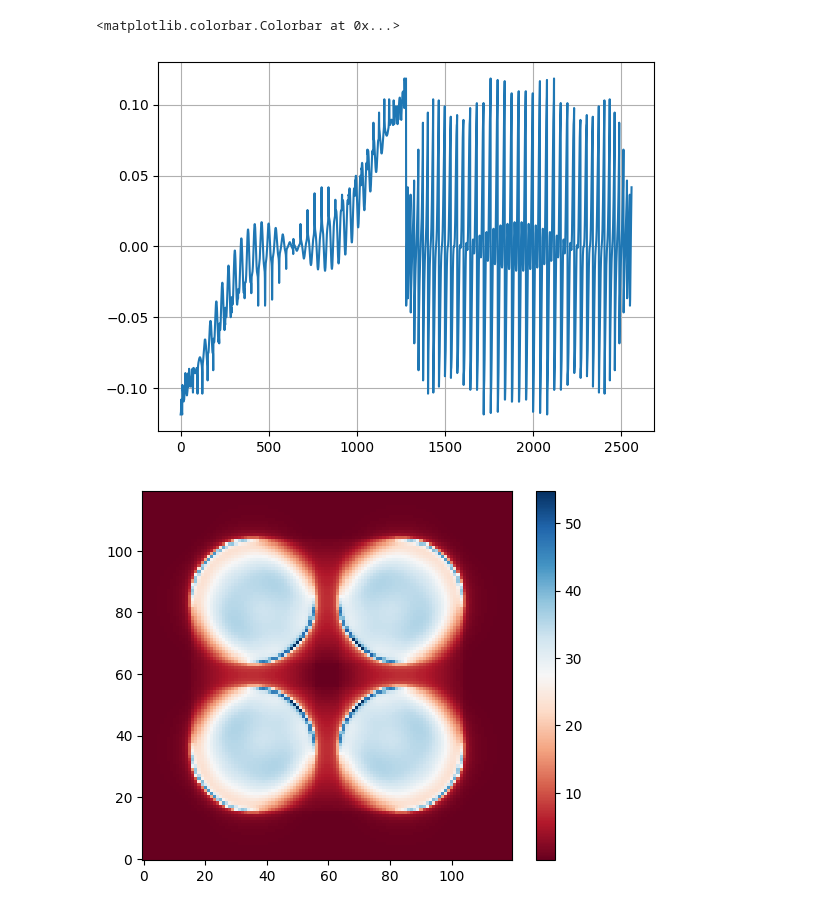
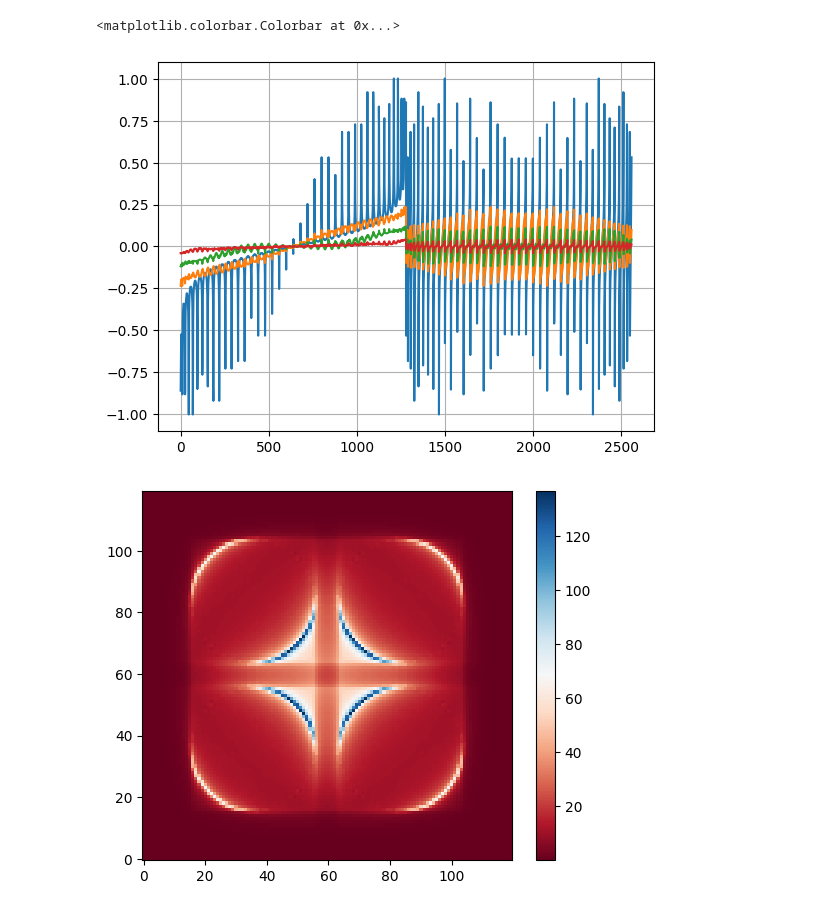
Before and after one commit to ArcetriAdaptiveOptics/SPECULA, a Jupyter notebook: config/ErrorBudget/debug_error_budget.ipynb, the cells around one changed output. Saved outputs shown, nothing was run; the diff lists cells and outputs as text; code cells hidden in the pictures.

```diff
--- a/config/ErrorBudget/debug_error_budget.ipynb
+++ b/config/ErrorBudget/debug_error_budget.ipynb
@@ -11,27 +14,34 @@ main_config = 'soul_main.yml'
 # %%
 pyr_mask = get_pupil_mask(npix=120,filepath=os.path.join(root_dir,'pupils/pyr_pupdata_40x40.fits'))
 
-frame = fits.getdata(os.path.join(root_dir, 'frames/pyr2.0_40x40_frame_null.fits'))[0]
+frame = fits.getdata(os.path.join(root_dir, 'frames/pyr0.0_40x40_frame_null.fits'))[0]
 
-sn = fits.getdata(os.path.join(root_dir, 'slopenulls/pyr2.0_40x40_sn.fits'))
+sn0 = fits.getdata(os.path.join(root_dir, 'slopenulls/pyr0.0_40x40_sn.fits'))
+sn1 = fits.getdata(os.path.join(root_dir, 'slopenulls/pyr1.0_40x40_sn.fits'))
+sn2 = fits.getdata(os.path.join(root_dir, 'slopenulls/pyr2.0_40x40_sn.fits'))
+sn6 = fits.getdata(os.path.join(root_dir, 'slopenulls/pyr6.0_40x40_sn.fits'))
 
 thrp = np.sum(frame[pyr_mask])/np.sum(frame)
 
 # sn /= np.sum(abs(sn))
 # sn_ri /= np.sum(abs(sn_ri))/thrp
 n_subaps = np.sum(pyr_mask)/4
 
 plt.figure()
-plt.plot(sn)
+plt.plot(sn0,label=r'0 $\lambda/D$')
+plt.plot(sn1,label=r'1 $\lambda/D$')
+plt.plot(sn2,label=r'2 $\lambda/D$')
+plt.plot(sn6,label=r'6 $\lambda/D$')
+plt.legend()
 plt.grid()
 
 plt.figure()
 plt.imshow(frame,cmap='RdBu',origin='lower')
 plt.colorbar()
 # %% [output]
 <matplotlib.colorbar.Colorbar at 0x...>
-[figure, old version]
+[figure, new version]
-[figure, old version]
+[figure, new version]
 # %%
 aliaspath = os.path.join(root_dir,'aliasing')
 os.makedirs(aliaspath,exist_ok=True)
```
Also changed, not shown: parts of 11 cells of this notebook, 7 other files.
